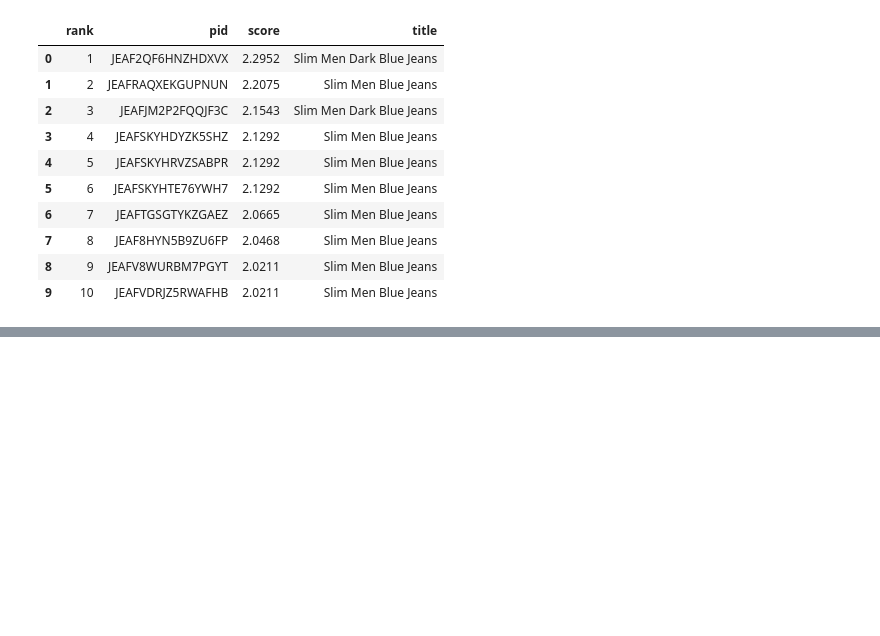
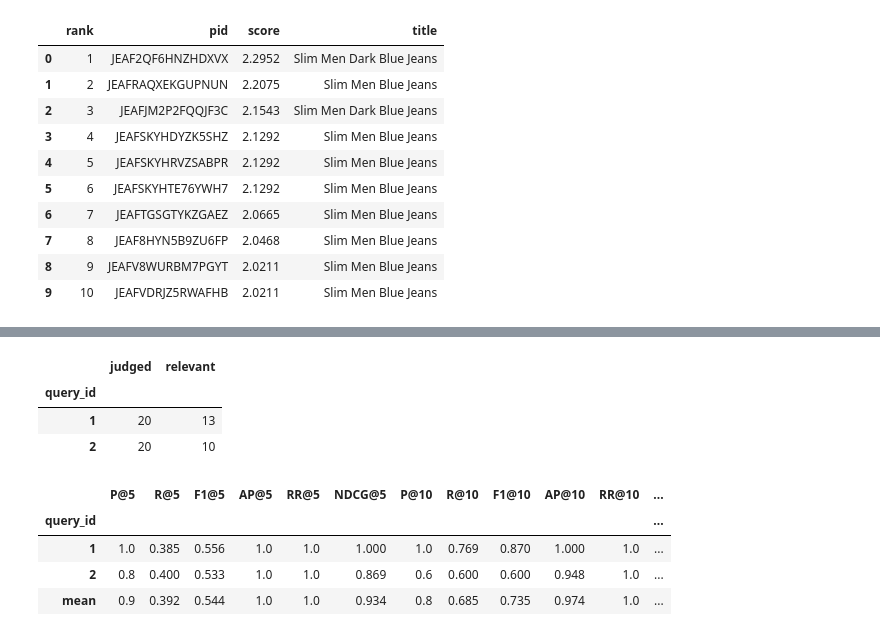
Before and after one commit to elenagotlost/irwa-search-engine, a Jupyter notebook: project_progress/part_2/part_2.ipynb, the cells around one changed output, grey strips where cells are left out. Drawn from its saved outputs; the diff is of its cells as text; code cells hidden in the pictures; blank space fills up the shorter version.

```diff
--- a/project_progress/part_2/part_2.ipynb
+++ b/project_progress/part_2/part_2.ipynb
@@ -253,0 +301,22 @@ Query 2: men slim jeans blue
+# %%
+K_VALUES = [5, 10, 20]
+
+def metrics_table(runs, ks=K_VALUES):
+    """
+    All metrics for every query and cut-off.
+    :param runs: {query_id: (y_true, y_score)}
+    :return: one row per query plus a `mean` row (MAP@K in the AP columns, MRR@K in the RR columns)
+    """
+    table = pd.DataFrame({
+        qid: {f"{name}@{k}": fn(y_true, y_score, k)
+              for k in ks
+              for name, fn in [("P", precision_at_k), ("R", recall_at_k), ("F1", f1_at_k),
+                               ("AP", avg_precision_at_k), ("RR", rr_at_k), ("NDCG", ndcg_at_k)]}
+        for qid, (y_true, y_score) in runs.items()
+    }).T
+    table.index.name = "query_id"
+    table.loc["mean"] = table.mean()
+    for k in ks:   # same values as the mean row, computed with the library functions
+        assert math.isclose(table.loc["mean", f"AP@{k}"], map_at_k(list(runs.values()), k))
+        assert math.isclose(table.loc["mean", f"RR@{k}"], mrr_at_k(list(runs.values()), k))
+    return table.astype(float).round(3)
@@ -253,0 +330,19 @@ Query 2: men slim jeans blue
+# %%
+labels = pd.read_csv(DATA / "validation_labels.csv")
+labels.groupby("query_id").labels.agg(judged="size", relevant="sum")
+# %% [output]
+|  | judged | relevant |
+| query_id |  |  |
+| 1 | 20 | 13 |
+| 2 | 20 | 10 |
+# %%
+val_runs = {qid: get_labels_and_scores(q, labels[labels.query_id == qid], index, tf, idf)
+            for qid, q in VALIDATION_QUERIES.items()}
+val_table = metrics_table(val_runs)
+val_table
+# %% [output]
+|  | P@5 | R@5 | F1@5 | AP@5 | RR@5 | NDCG@5 | P@10 | R@10 | F1@10 | AP@10 | RR@10 | ... |
+| query_id |  |  |  |  |  |  |  |  |  |  |  | ... |
+| 1 | 1.0 | 0.385 | 0.556 | 1.0 | 1.0 | 1.000 | 1.0 | 0.769 | 0.870 | 1.000 | 1.0 | ... |
+| 2 | 0.8 | 0.400 | 0.533 | 1.0 | 1.0 | 0.869 | 0.6 | 0.600 | 0.600 | 0.948 | 1.0 | ... |
+| mean | 0.9 | 0.392 | 0.544 | 1.0 | 1.0 | 0.934 | 0.8 | 0.685 | 0.735 | 0.974 | 1.0 | ... |
```
Also changed, not shown: parts of 12 cells of this notebook, 3 other files.
